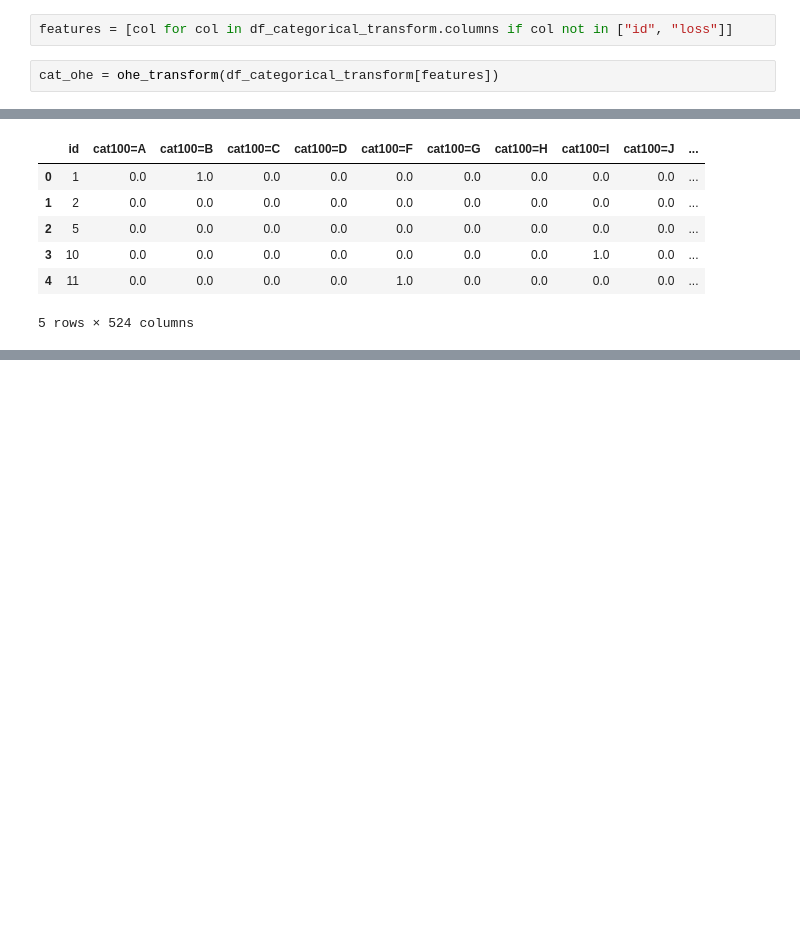
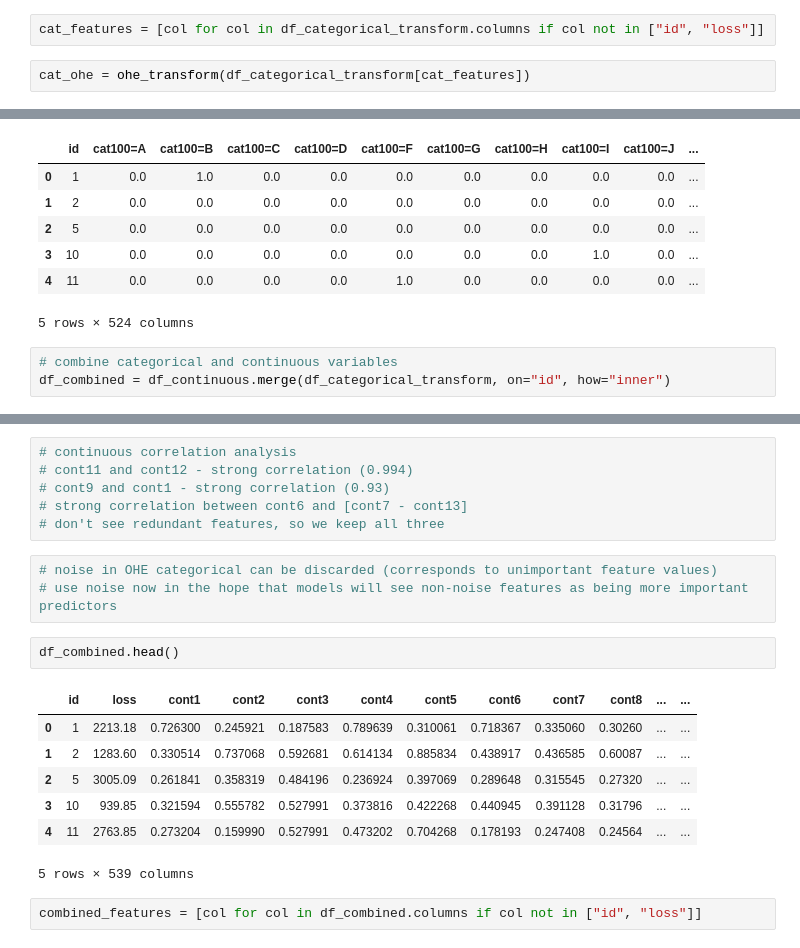
Before and after one commit to SiddhanthUnnithan/allstate_cs, a Jupyter notebook: allstate_analysis.ipynb, the cells around one changed output, grey strips where cells are left out. Drawn from its saved outputs; the diff is of its cells as text; blank space fills up the shorter version.

```diff
--- a/allstate_analysis.ipynb
+++ b/allstate_analysis.ipynb
@@ -353,9 +373,9 @@ df_categorical_transform.head()
 | 4 | 11 | 2763.85 | A | B | NOISE | B | A | A | A | NOISE | ... | ... |
 5 rows × 118 columns
 # %%
-features = [col for col in df_categorical_transform.columns if col not in ["id", "loss"]]
+cat_features = [col for col in df_categorical_transform.columns if col not in ["id", "loss"]]
 # %%
-cat_ohe = ohe_transform(df_categorical_transform[features])
+cat_ohe = ohe_transform(df_categorical_transform[cat_features])
 # %%
 cat_ohe["df_index"] = cat_ohe.index
 df_categorical_transform["df_index"] = range(0, len(df_categorical_transform))
@@ -371,3 +391,6 @@ df_categorical_transform.head()
 | 3 | 10 | 0.0 | 0.0 | 0.0 | 0.0 | 0.0 | 0.0 | 0.0 | 1.0 | 0.0 | ... |
 | 4 | 11 | 0.0 | 0.0 | 0.0 | 0.0 | 1.0 | 0.0 | 0.0 | 0.0 | 0.0 | ... |
 5 rows × 524 columns
+# %%
+# combine categorical and continuous variables
+df_combined = df_continuous.merge(df_categorical_transform, on="id", how="inner")
@@ -373,0 +402,21 @@ df_categorical_transform.head()
+# %%
+# continuous correlation analysis
+# cont11 and cont12 - strong correlation (0.994)
+# cont9 and cont1 - strong correlation (0.93)
+# strong correlation between cont6 and [cont7 - cont13]
+# don't see redundant features, so we keep all three
+# %%
+# noise in OHE categorical can be discarded (corresponds to unimportant feature values)
+# use noise now in the hope that models will see non-noise features as being more important predictors
+# %%
+df_combined.head()
+# %% [output]
+|  | id | loss | cont1 | cont2 | cont3 | cont4 | cont5 | cont6 | cont7 | cont8 | ... | ... |
+| 0 | 1 | 2213.18 | 0.726300 | 0.245921 | 0.187583 | 0.789639 | 0.310061 | 0.718367 | 0.335060 | 0.30260 | ... | ... |
+| 1 | 2 | 1283.60 | 0.330514 | 0.737068 | 0.592681 | 0.614134 | 0.885834 | 0.438917 | 0.436585 | 0.60087 | ... | ... |
+| 2 | 5 | 3005.09 | 0.261841 | 0.358319 | 0.484196 | 0.236924 | 0.397069 | 0.289648 | 0.315545 | 0.27320 | ... | ... |
+| 3 | 10 | 939.85 | 0.321594 | 0.555782 | 0.527991 | 0.373816 | 0.422268 | 0.440945 | 0.391128 | 0.31796 | ... | ... |
+| 4 | 11 | 2763.85 | 0.273204 | 0.159990 | 0.527991 | 0.473202 | 0.704268 | 0.178193 | 0.247408 | 0.24564 | ... | ... |
+5 rows × 539 columns
+# %%
+combined_features = [col for col in df_combined.columns if col not in ["id", "loss"]]
```
Also changed, not shown: parts of 7 cells of this notebook.
